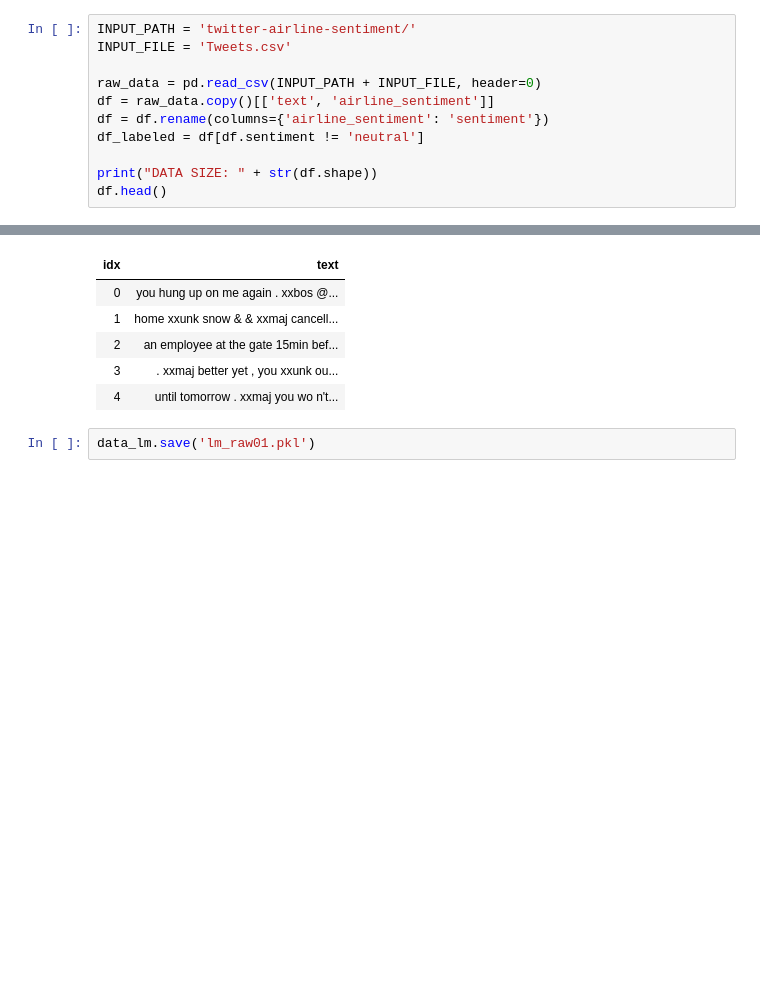
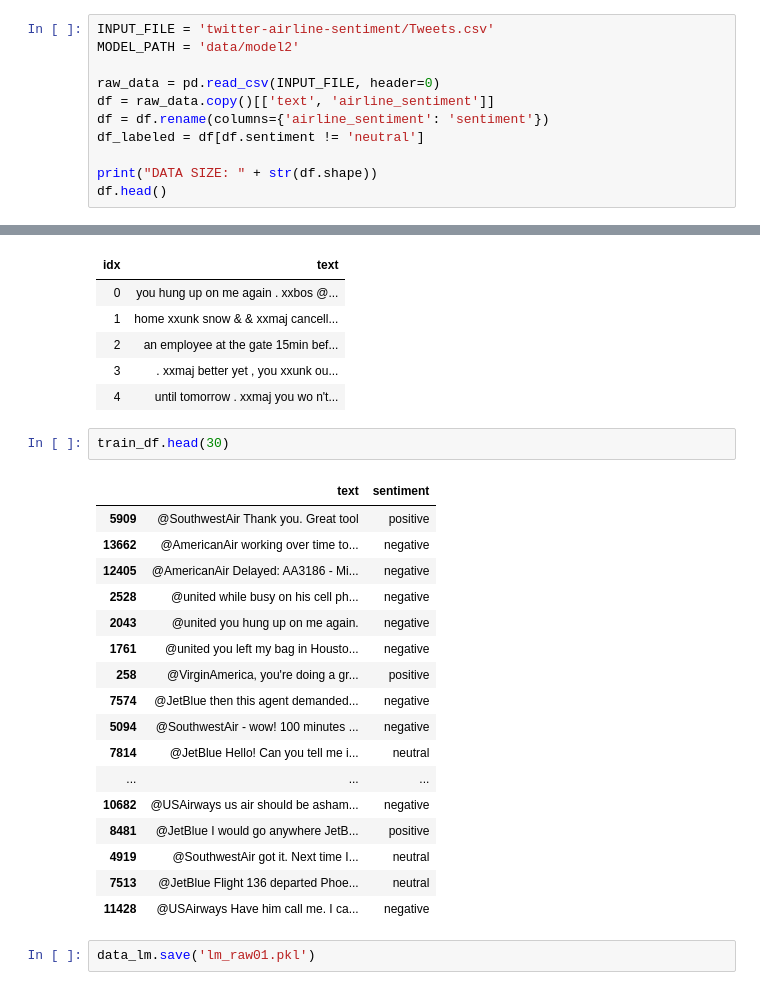
Before and after one commit to cesarfm/fai-2019-challenge, a Jupyter notebook: Twitter US Airline Sentiment - 2. Deep Learning with ULMFiT.ipynb, the cells around one changed output, grey strips where cells are left out. Cells and saved outputs as stored; diff of their text form; blank space fills up the shorter version.

```diff
--- a/Twitter US Airline Sentiment - 2. Deep Learning with ULMFiT.ipynb
+++ b/Twitter US Airline Sentiment - 2. Deep Learning with ULMFiT.ipynb
@@ -5,10 +5,10 @@
 # %%
 from fastai.text import *
 # %%
-INPUT_PATH = 'twitter-airline-sentiment/'
-INPUT_FILE = 'Tweets.csv'
+INPUT_FILE = 'twitter-airline-sentiment/Tweets.csv'
+MODEL_PATH = 'data/model2'
 
-raw_data = pd.read_csv(INPUT_PATH + INPUT_FILE, header=0)
+raw_data = pd.read_csv(INPUT_FILE, header=0)
 df = raw_data.copy()[['text', 'airline_sentiment']]
 df = df.rename(columns={'airline_sentiment': 'sentiment'})
 df_labeled = df[df.sentiment != 'neutral']
@@ -51,6 +56,26 @@ data_lm.show_batch()
 | 2 | an employee at the gate 15min bef... |
 | 3 | . xxmaj better yet , you xxunk ou... |
 | 4 | until tomorrow . xxmaj you wo n't... |
+# %%
+train_df.head(30)
+# %% [output]
+|  | text | sentiment |
+| 5909 | @SouthwestAir Thank you. Great tool | positive |
+| 13662 | @AmericanAir working over time to... | negative |
+| 12405 | @AmericanAir Delayed: AA3186 - Mi... | negative |
+| 2528 | @united while busy on his cell ph... | negative |
+| 2043 | @united you hung up on me again. | negative |
+| 1761 | @united you left my bag in Housto... | negative |
+| 258 | @VirginAmerica, you're doing a gr... | positive |
+| 7574 | @JetBlue then this agent demanded... | negative |
+| 5094 | @SouthwestAir - wow! 100 minutes ... | negative |
+| 7814 | @JetBlue Hello! Can you tell me i... | neutral |
+| ... | ... | ... |
+| 10682 | @USAirways us air should be asham... | negative |
+| 8481 | @JetBlue I would go anywhere JetB... | positive |
+| 4919 | @SouthwestAir got it. Next time I... | neutral |
+| 7513 | @JetBlue Flight 136 departed Phoe... | neutral |
+| 11428 | @USAirways Have him call me. I ca... | negative |
 # %%
 data_lm.save('lm_raw01.pkl')
 # %%
```
Also changed, not shown: parts of 3 cells of this notebook, 2 other files.
